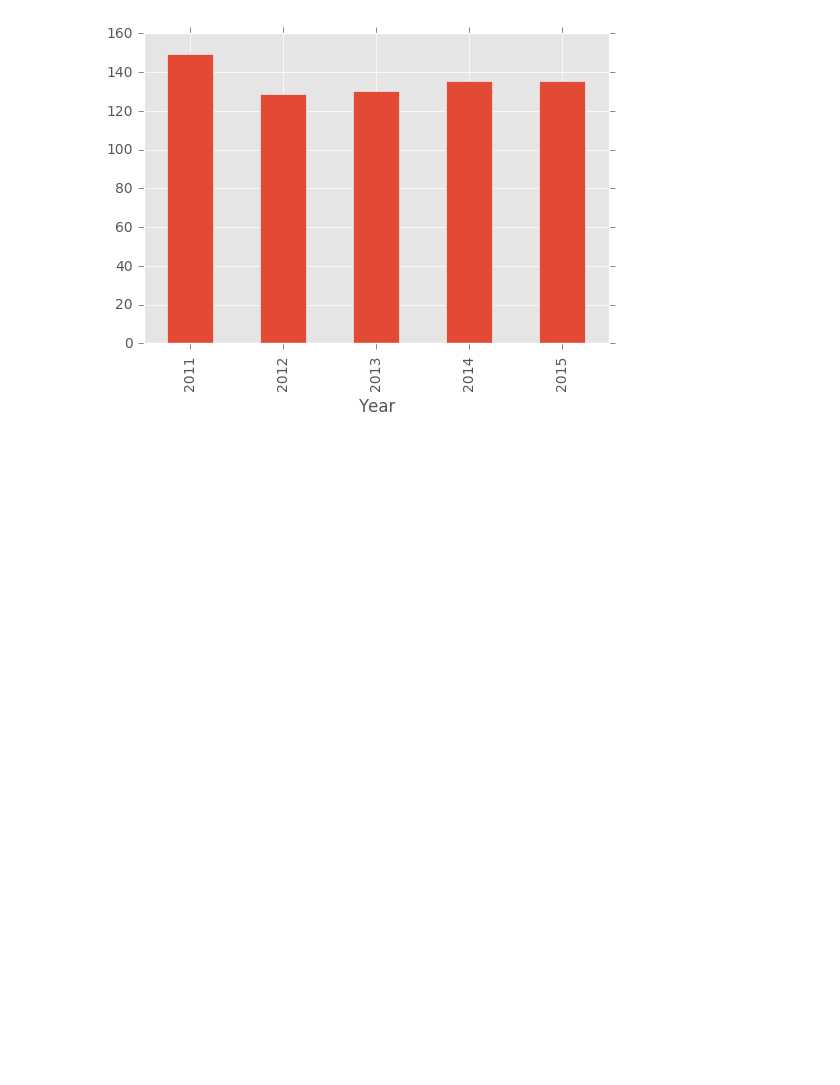
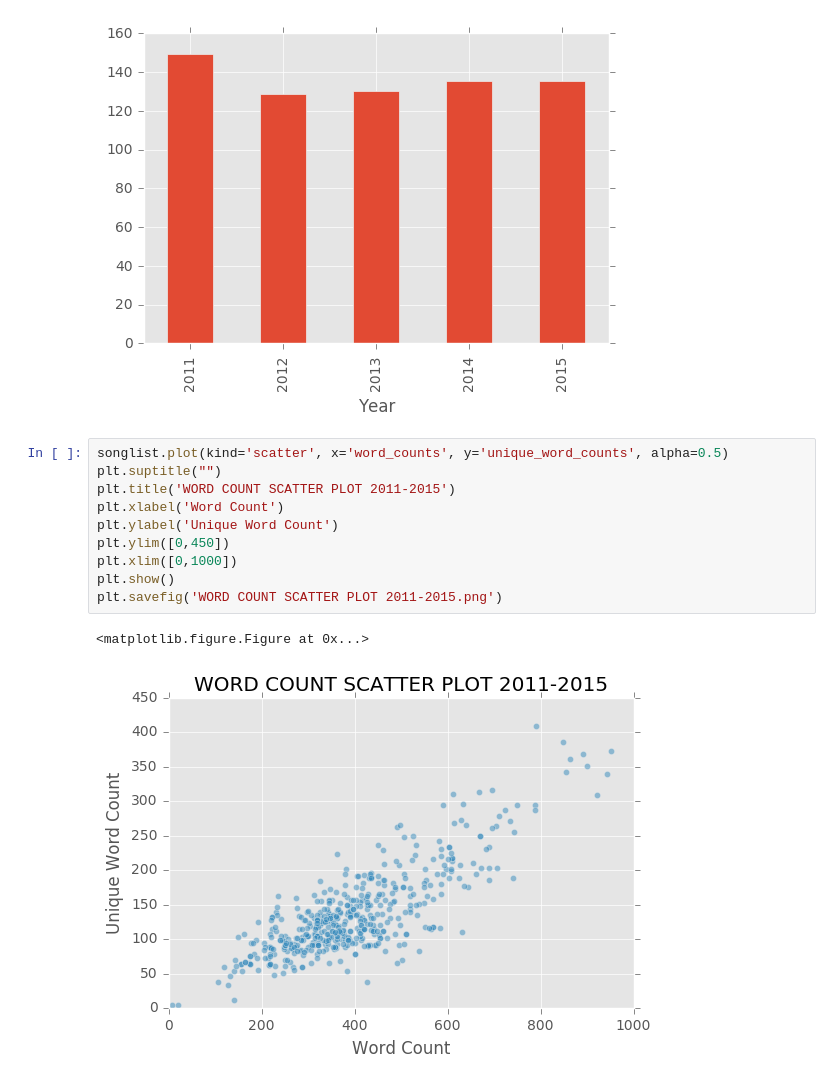
Before and after one commit to furoape/SYD_DAT_6, a Jupyter notebook: Project/Lyric Analyzer.ipynb, the cells around one changed output. Drawn from its saved outputs; the diff is of its cells as text; blank space fills up the shorter version.

```diff
--- a/Project/Lyric Analyzer.ipynb
+++ b/Project/Lyric Analyzer.ipynb
@@ -39,3 +39,16 @@ songlist.groupby('Year').unique_word_counts.mean().plot.bar()
 plt.show()
 # %% [output]
 [figure]
+# %%
+songlist.plot(kind='scatter', x='word_counts', y='unique_word_counts', alpha=0.5)
+plt.suptitle("")
+plt.title('WORD COUNT SCATTER PLOT 2011-2015')
+plt.xlabel('Word Count')
+plt.ylabel('Unique Word Count')
+plt.ylim([0,450])
+plt.xlim([0,1000])
+plt.show()
+plt.savefig('WORD COUNT SCATTER PLOT 2011-2015.png')
+# %% [output]
+<matplotlib.figure.Figure at 0x...>
+[figure, added]
```
Also changed, not shown: parts of 4 cells of this notebook, 5 other files.
